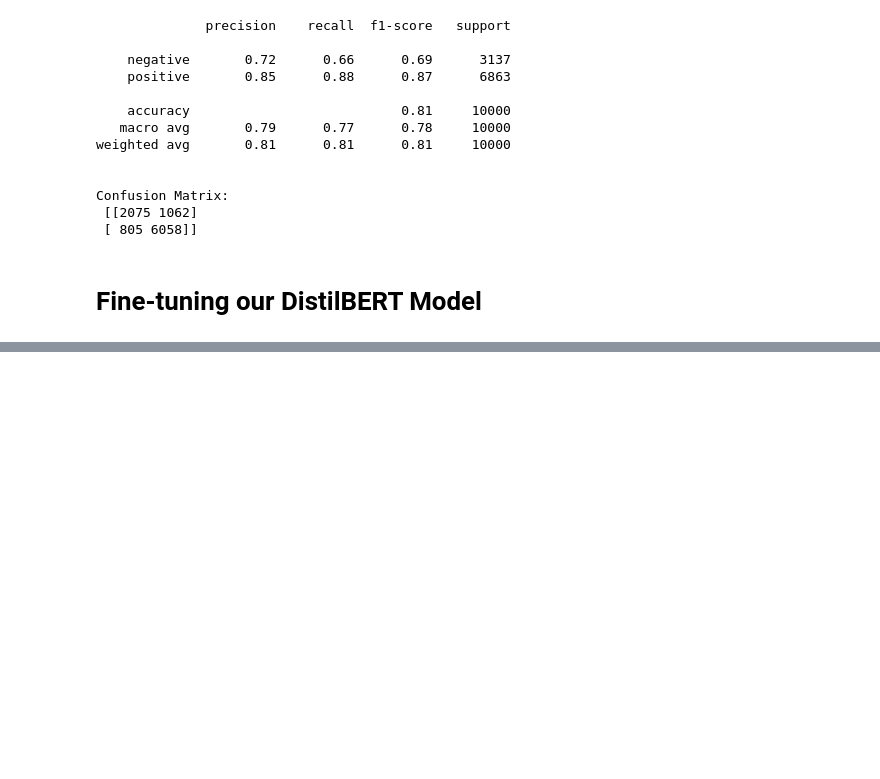
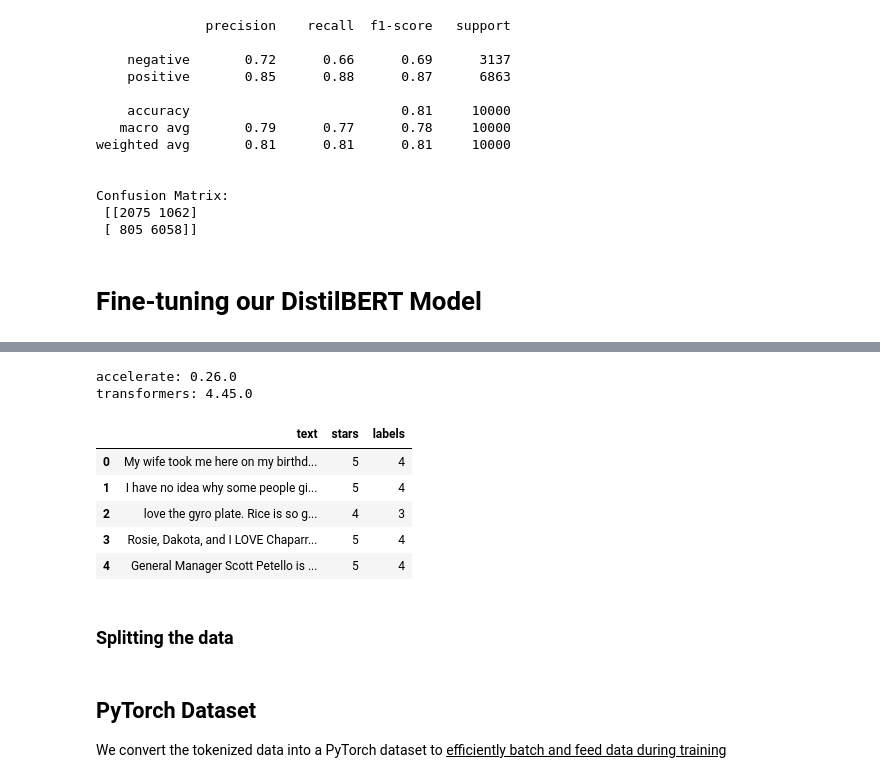
Before and after one commit to MarcellSuyanto/Yelp-Review-Sentiment-Analysis, a Jupyter notebook: Static_Yelp_Reviews.ipynb, the cells around one changed output, grey strips where cells are left out. Saved outputs shown, nothing was run; the diff lists cells and outputs as text; code cells hidden in the pictures; blank space fills up the shorter version.

```diff
--- a/Static_Yelp_Reviews.ipynb
+++ b/Static_Yelp_Reviews.ipynb
@@ -262,0 +288,28 @@ Confusion Matrix:
+# %%
+import accelerate, transformers
+print(f"accelerate: {accelerate.__version__}")  # Requires = 0.26.0
+print(f"transformers: {transformers.__version__}")  # Requires >= 4.45.0
+# %% [output]
+accelerate: 0.26.0
+transformers: 4.45.0
+# %%
+from sklearn.model_selection import train_test_split
+from transformers import DistilBertTokenizerFast, DistilBertForSequenceClassification, Trainer, TrainingArguments
+from torch.utils.data import Dataset
+import torch
+import pandas as pd
+import numpy as np
+
+data = pd.read_csv('yelp.csv')
+reviews = data[['text', 'stars']].copy()
+reviews['labels'] = reviews['stars'] - 1 #Convert stars into 0-4 scale for PyTorch
+reviews.head()
+# %% [output]
+|  | text | stars | labels |
+| 0 | My wife took me here on my birthd... | 5 | 4 |
+| 1 | I have no idea why some people gi... | 5 | 4 |
+| 2 | love the gyro plate. Rice is so g... | 4 | 3 |
+| 3 | Rosie, Dakota, and I LOVE Chaparr... | 5 | 4 |
+| 4 | General Manager Scott Petello is ... | 5 | 4 |
+# %% [markdown]
+<h3>Splitting the data</h3>
@@ -262,0 +331,3 @@ Confusion Matrix:
+# %% [markdown]
+<h2>PyTorch Dataset</h2>
+We convert the tokenized data into a PyTorch dataset to <u>efficiently batch and feed data during training</u>
```
Also changed, not shown: parts of 12 cells of this notebook.
